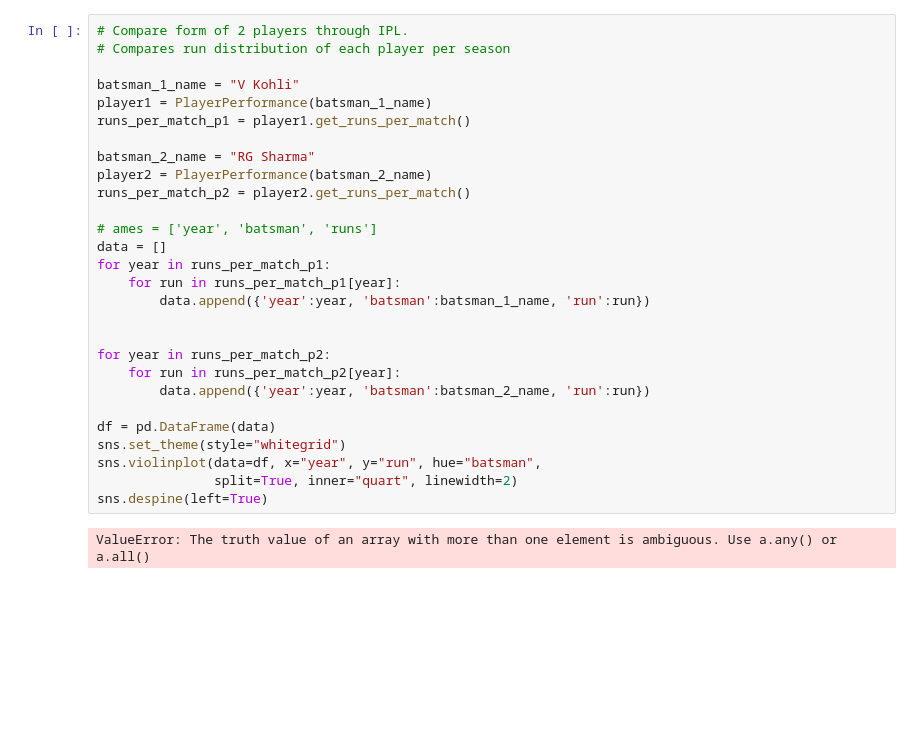
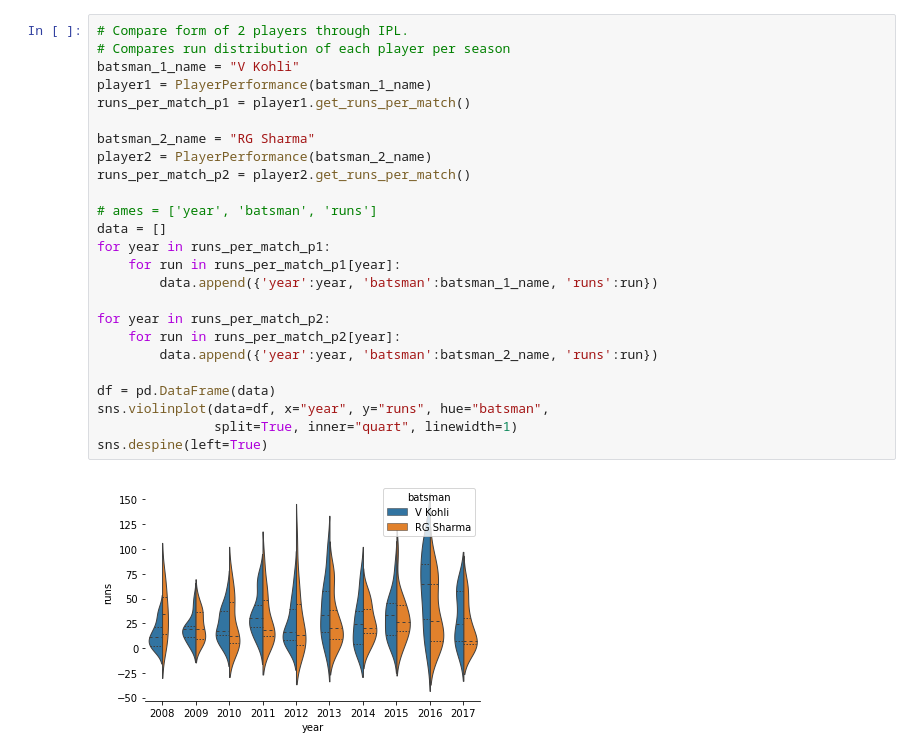
Before and after one commit to rkishorekumar-git/EDA-For-IPL, a Jupyter notebook: src/batsman_stats.ipynb, the cells around one changed output. Saved outputs shown, nothing was run; the diff lists cells and outputs as text; blank space fills up the shorter version.

Commit message:
Saved plots in graphs

```diff
--- a/src/batsman_stats.ipynb
+++ b/src/batsman_stats.ipynb
@@ -39,32 +38,29 @@ SyntaxError: invalid syntax (3089361666.py, line 1)
 # %%
 # Compare form of 2 players through IPL.
 # Compares run distribution of each player per season
-
 batsman_1_name = "V Kohli"
 player1 = PlayerPerformance(batsman_1_name)
 runs_per_match_p1 = player1.get_runs_per_match()
 
 batsman_2_name = "RG Sharma"
 player2 = PlayerPerformance(batsman_2_name)
 runs_per_match_p2 = player2.get_runs_per_match()
 
 # ames = ['year', 'batsman', 'runs']
 data = []
 for year in runs_per_match_p1:
     for run in runs_per_match_p1[year]:
-        data.append({'year':year, 'batsman':batsman_1_name, 'run':run})
-
+        data.append({'year':year, 'batsman':batsman_1_name, 'runs':run})
 
 for year in runs_per_match_p2:
     for run in runs_per_match_p2[year]:
-        data.append({'year':year, 'batsman':batsman_2_name, 'run':run})
+        data.append({'year':year, 'batsman':batsman_2_name, 'runs':run})
 
 df = pd.DataFrame(data)
-sns.set_theme(style="whitegrid")
-sns.violinplot(data=df, x="year", y="run", hue="batsman",
-               split=True, inner="quart", linewidth=2)
+sns.violinplot(data=df, x="year", y="runs", hue="batsman",
+               split=True, inner="quart", linewidth=1)
 sns.despine(left=True)
 # %% [output]
-ValueError: The truth value of an array with more than one element is ambiguous. Use a.any() or a.all()
+[figure, added]
 # %%
 # Plotting max runs of various players througout out IPL
```
Also changed, not shown: parts of 4 cells of this notebook, 7 other files.
